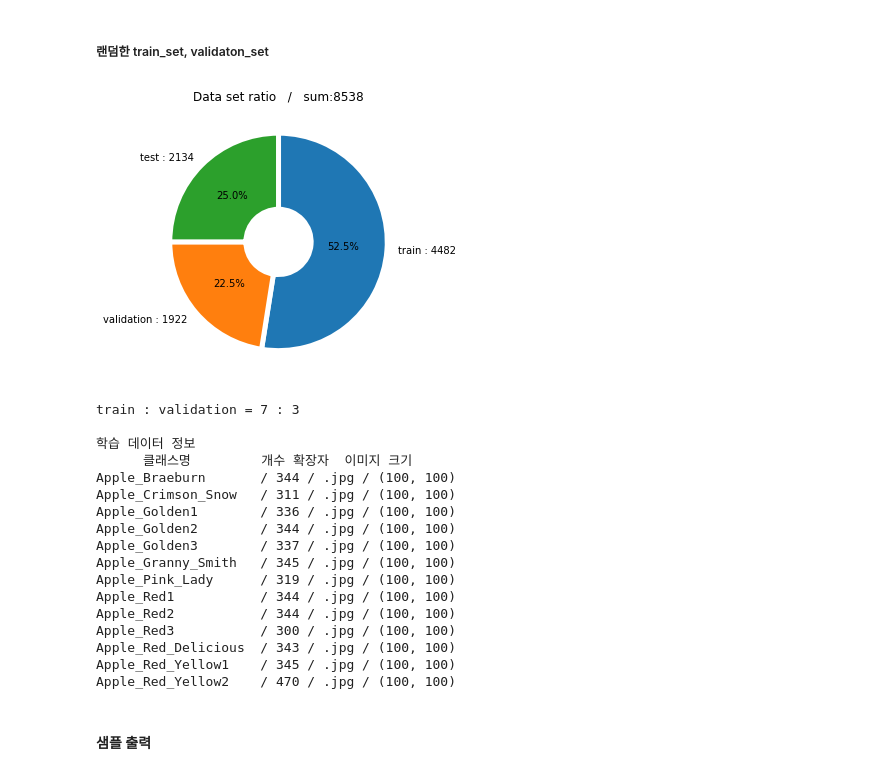
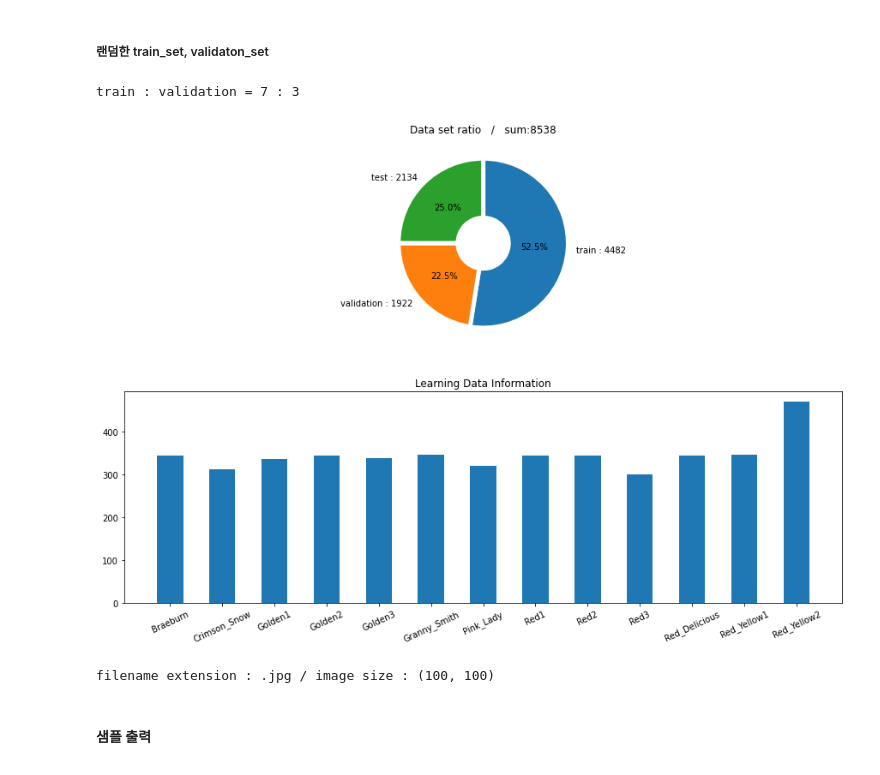
Before and after one commit to presiti/Pytorch_FruitClassification, a Jupyter notebook: A04_20221129_이미지학습.ipynb, the cells around one changed output. Drawn from its saved outputs; the diff is of its cells as text; code cells hidden in the pictures.

```diff
--- a/A04_20221129_이미지학습.ipynb
+++ b/A04_20221129_이미지학습.ipynb
@@ -305,59 +305,52 @@ https://ndb796.tistory.com/658
 # %%
 train_file_list = glob('apple_dataset/train/Apple_*')
 test_list = glob('apple_dataset/test/Apple_*/**')
 
+plt.rcParams['figure.figsize'] = (15.0, 10.0)
+
+
+
+
+# 학습 이미지 개수 확인하기
+plt.subplot(2, 1, 1)
 all_cnt = len(train_ds) + len(val_ds) + len(test_list)
 
-# 학습 이미지 개수 확인하기
-plt.rcParams['figure.figsize'] = (5.0, 5.0)
-ratio=[len(train_ds), len(val_ds), len(test_list)]
-labels = [f'train : {len(train_ds)}', f'validation : {len(val_ds)}', f'test : {len(test_list)}']
-wedgeprops={'width': 0.7, 'edgecolor': 'w', 'linewidth': 5}
+ratio=[len(train_ds), len(val_ds), len(test_list)]   # 차트 값 설정
+labels = [f'train : {len(train_ds)}', f'validation : {len(val_ds)}', f'test : {len(test_list)}']   #라벨 이름
+wedgeprops={'width': 0.7, 'edgecolor': 'w', 'linewidth': 5}    #차트 스타일
 
 plt.title(f'Data set ratio   /   sum:{all_cnt}')
 plt.pie(ratio, labels=labels, autopct='%.1f%%', startangle=90, counterclock=False, wedgeprops=wedgeprops)
-plt.show()
+print('train : validation = 7 : 3')
 
 
-print('train : validation = 7 : 3')
-print()
+
+# 학습 데이터 정보 출력
+file_name = list(range(13))
+count_order = list(range(13))
+
+len(file_name)
+for i in range(13):
+    name = str(train_file_list[i])
+    file_name[i] = name[26:]
+
+    count_order[i] = counter_train[i]
 
 
-print('학습 데이터 정보')
-print('      클래스명         개수 확장자  이미지 크기')
-for i in range(0, 13):
-    file_name = str(train_file_list[i])
-    file_dir = os.listdir(train_file_list[i])
+x = np.arange(13)
+plt.subplot(2, 1, 2)
 
-    img_extension = os.path.splitext(file_dir[0])[1]    #파일 확장자 구하기
+plt.xticks(x, file_name, rotation=25)
+plt.bar(x, count_order, width=0.5)
 
-    images = glob(f'{train_file_list[i]}/*')
-    image = Image.open(f'{images[i]}')
-    img_size = image.size      #이미지 사이즈 구하기
+plt.title('Learning Data Information')
 
-    file_size = os.path.getsize(train_file_list[i])
-    file_MB = file_size / 1024
-
-    print(f'{file_name[20:]:19s}  / {counter_train[i]} / {img_extension} / {img_size}')
+plt.show()
+print(f'filename extension : {img_extension} / image size : {img_size}')
 # %% [output]
+train : validation = 7 : 3
-[figure, old version]
+[figure, new version]
-train : validation = 7 : 3
-
-학습 데이터 정보
-      클래스명         개수 확장자  이미지 크기
-Apple_Braeburn       / 344 / .jpg / (100, 100)
-Apple_Crimson_Snow   / 311 / .jpg / (100, 100)
-Apple_Golden1        / 336 / .jpg / (100, 100)
-Apple_Golden2        / 344 / .jpg / (100, 100)
-Apple_Golden3        / 337 / .jpg / (100, 100)
-Apple_Granny_Smith   / 345 / .jpg / (100, 100)
-Apple_Pink_Lady      / 319 / .jpg / (100, 100)
-Apple_Red1           / 344 / .jpg / (100, 100)
-Apple_Red2           / 344 / .jpg / (100, 100)
-Apple_Red3           / 300 / .jpg / (100, 100)
-Apple_Red_Delicious  / 343 / .jpg / (100, 100)
-Apple_Red_Yellow1    / 345 / .jpg / (100, 100)
-Apple_Red_Yellow2    / 470 / .jpg / (100, 100)
+filename extension : .jpg / image size : (100, 100)
 # %% [markdown]
 #### 샘플 출력
 # %%
```
Also changed, not shown: parts of 1 cell of this notebook.
